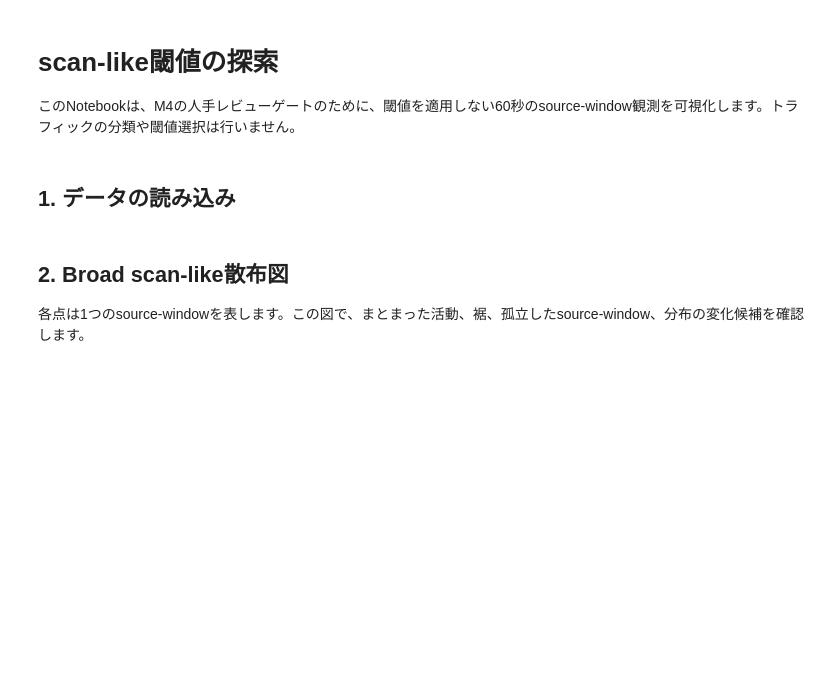
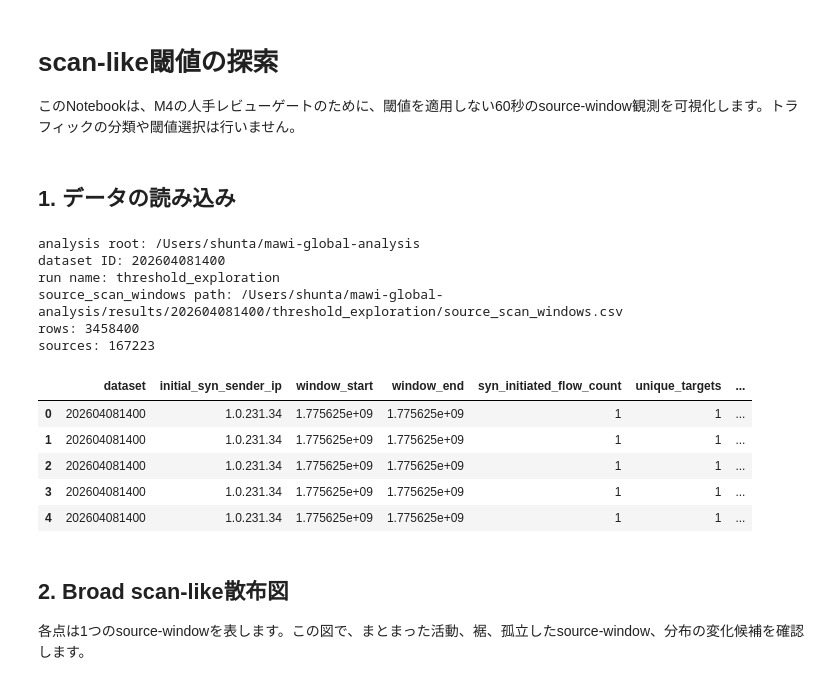
Before and after one commit to ShuntaSakai/mawi-global-analysis, a Jupyter notebook: notebooks/01_scan_threshold_exploration.ipynb, the cells around one changed output. Drawn from its saved outputs; the diff is of its cells as text; code cells hidden in the pictures; blank space fills up the shorter version.

```diff
--- a/notebooks/01_scan_threshold_exploration.ipynb
+++ b/notebooks/01_scan_threshold_exploration.ipynb
@@ -21,42 +21,61 @@ if japanese_font is None:
 plt.rcParams['font.family'] = japanese_font
 plt.rcParams['axes.unicode_minus'] = False
 
-root = Path(os.environ.get("MAWI_ANALYSIS_ROOT", ".")).resolve()
-dataset_id = os.environ.get("MAWI_DATASET_ID", "202604081400")
-run_name = os.environ.get("MAWI_RUN_NAME", "threshold_exploration")
+def resolve_analysis_root():
+    for candidate in (Path.cwd(), *Path.cwd().parents):
+        if (candidate / 'pyproject.toml').is_file() and (candidate / 'src' / 'mawi_global_analysis').is_dir():
+            return candidate
+    return Path.cwd()
+
+root = Path(os.environ.get('MAWI_ANALYSIS_ROOT', resolve_analysis_root())).resolve()
+dataset_id = os.environ.get('MAWI_DATASET_ID', '202604081400')
+run_name = os.environ.get('MAWI_RUN_NAME', 'threshold_exploration')
 windows_path = (
     root
-    / "results"
+    / 'results'
     / dataset_id
     / run_name
     / "source_scan_windows.csv"
 )
 
 if not windows_path.is_file():
     raise FileNotFoundError(
         f"source_scan_windows.csv が見つかりません: {windows_path}. "
         "MAWI_ANALYSIS_ROOT / MAWI_DATASET_ID / MAWI_RUN_NAME を設定してください。"
     )
 
 windows = pd.read_csv(windows_path)
 
 broad_plot = windows.loc[
     (windows['syn_initiated_flow_count'] > 0)
     & (windows['unique_targets'] > 0)
 ]
 broad_x_max = broad_plot['syn_initiated_flow_count'].max()
 broad_y_max = broad_plot['unique_targets'].max()
 broad_x_limits = (1, 10 ** math.ceil(math.log10(broad_x_max)))
 broad_y_limits = (1, 10 ** math.ceil(math.log10(broad_y_max)))
 
 print("analysis root:", root)
 print("dataset ID:", dataset_id)
 print("run name:", run_name)
 print("source_scan_windows path:", windows_path)
 print("rows:", len(windows))
 print("sources:", windows["initial_syn_sender_ip"].nunique())
 
 windows.head()
+# %% [output]
+analysis root: /Users/shunta/mawi-global-analysis
+dataset ID: 202604081400
+run name: threshold_exploration
+source_scan_windows path: /Users/shunta/mawi-global-analysis/results/202604081400/threshold_exploration/source_scan_windows.csv
+rows: 3458400
+sources: 167223
+|  | dataset | initial_syn_sender_ip | window_start | window_end | syn_initiated_flow_count | unique_targets | ... |
+| 0 | 202604081400 | 1.0.231.34 | 1.775625e+09 | 1.775625e+09 | 1 | 1 | ... |
+| 1 | 202604081400 | 1.0.231.34 | 1.775625e+09 | 1.775625e+09 | 1 | 1 | ... |
+| 2 | 202604081400 | 1.0.231.34 | 1.775625e+09 | 1.775625e+09 | 1 | 1 | ... |
+| 3 | 202604081400 | 1.0.231.34 | 1.775625e+09 | 1.775625e+09 | 1 | 1 | ... |
+| 4 | 202604081400 | 1.0.231.34 | 1.775625e+09 | 1.775625e+09 | 1 | 1 | ... |
 # %% [markdown]
 ## 2. Broad scan-like散布図
 
```
Also changed, not shown: parts of 5 cells of this notebook.
